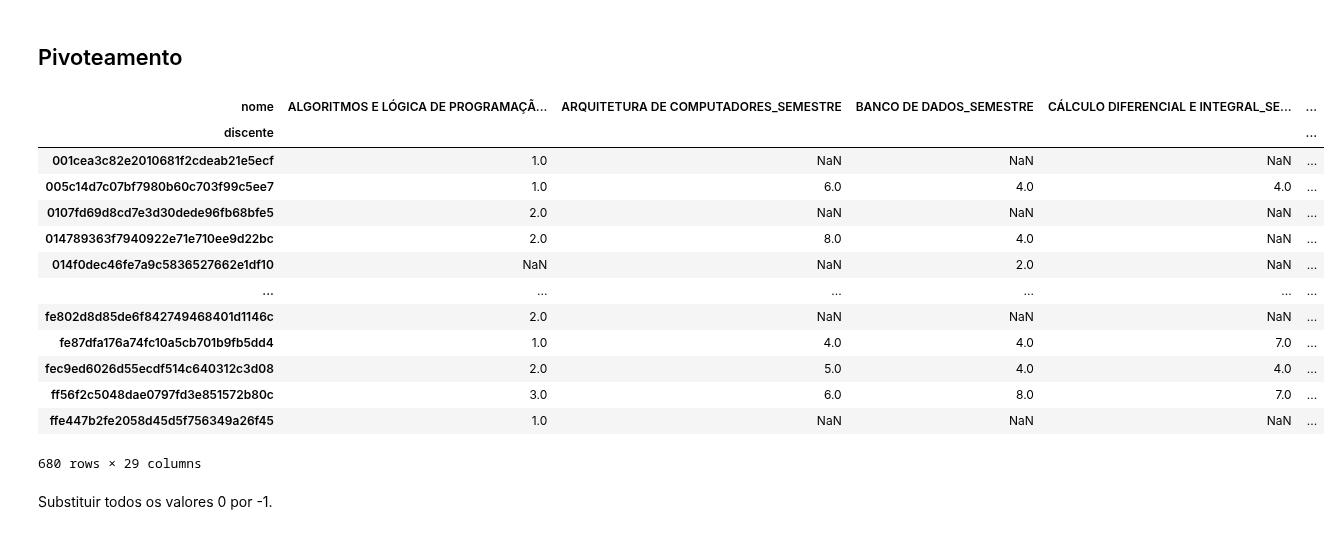
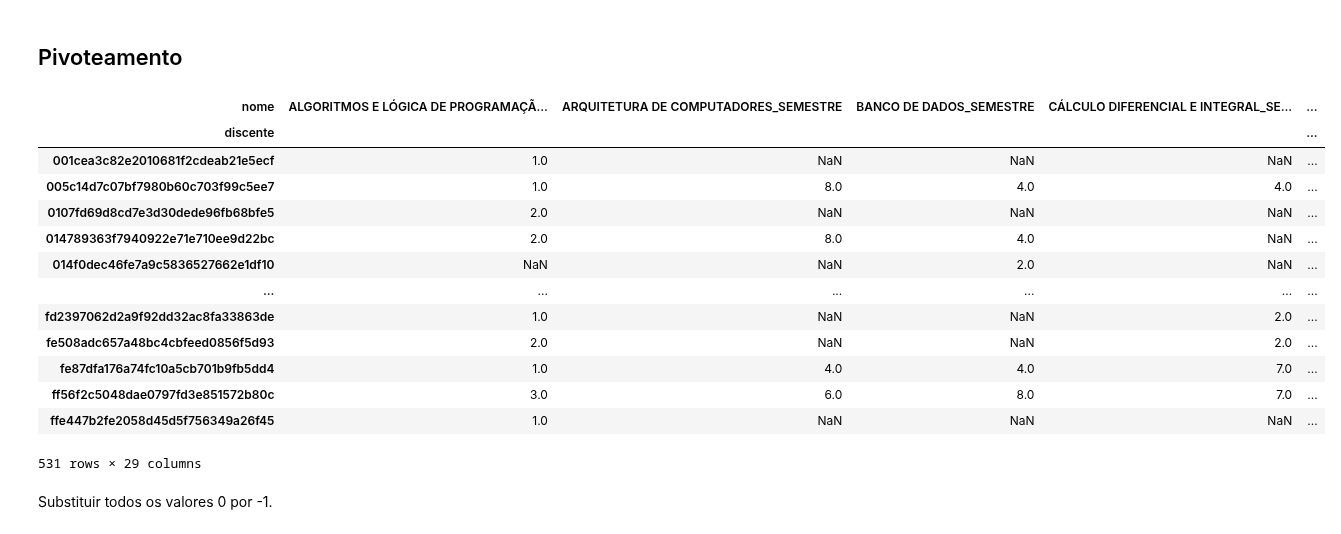
Before and after one commit to wanessabezerra/dataframe-bsi, a Jupyter notebook: dataframe-bsi/dados-extraidos.ipynb, the cells around one changed output. Saved outputs shown, nothing was run; the diff lists cells and outputs as text; code cells hidden in the pictures.

Commit message:
:construction: Alteração no dataframe #8

```diff
--- a/dataframe-bsi/dados-extraidos.ipynb
+++ b/dataframe-bsi/dados-extraidos.ipynb
@@ -282,5 +280,5 @@ Alterando o conteúdo da coluna *status*.
 # %%
 df_dados_filtrado['status'] = df_dados_filtrado['status'].replace({
     'CANCELADO': -1,
-    'ATIVO': 0, 'ATIVO - FORMANDO': 0,
+    'ATIVO': 0, 'ATIVO - FORMANDO': 0, 'TRANCADO': 0,
     'FORMADO': 1,'CONCLUÍDO': 1})
@@ -286,0 +294,3 @@ df_dados_filtrado['status'] = df_dados_filtrado['status'].replace({
+# %%
+df_dados_filtrado = df_dados_filtrado[df_dados_filtrado['status'] != 0]
+df_dados_filtrado
@@ -379,7 +409,6 @@ Substituir valores específicos na coluna *ano*
 # %%
-# Substituir valores usando condições booleanas
-df_dados_filtrado.loc[df_dados_filtrado['ano'] == 20205, 'ano'] = 20201
-df_dados_filtrado.loc[df_dados_filtrado['ano'] == 20206, 'ano'] = 20202
+df_dados_filtrado.loc[df_dados_filtrado['ano'] == 20205, 'ano'] = 20203
+df_dados_filtrado.loc[df_dados_filtrado['ano'] == 20206, 'ano'] = 20204
 # %% [markdown]
 Corrigir os valores das colunas *ano_ingresso* e *ano*.
 # %%
@@ -641,25 +645,26 @@ df_pivot_mf_2 = df_pivot_mf_2.add_suffix('_MEDIA_FINAL_2.0')
 # %%
 # Criação da tabela pivô com o último valor de semestre
 df_pivot_sem = filtrando_unidade.pivot_table(index='discente',
                                                    columns='nome',
                                                    values='semestre',
                                                    aggfunc=lambda x: x.iloc[-1] if len(x) > 0 else np.nan)
 df_pivot_sem = df_pivot_sem.add_suffix('_SEMESTRE')
+df_pivot_sem
 # %% [output]
 | nome | ALGORITMOS E LÓGICA DE PROGRAMAÇÃ... | ARQUITETURA DE COMPUTADORES_SEMESTRE | BANCO DE DADOS_SEMESTRE | CÁLCULO DIFERENCIAL E INTEGRAL_SE... | ... |
 | discente |  |  |  |  | ... |
 | 001cea3c82e2010681f2cdeab21e5ecf | 1.0 | NaN | NaN | NaN | ... |
-| 005c14d7c07bf7980b60c703f99c5ee7 | 1.0 | 6.0 | 4.0 | 4.0 | ... |
+| 005c14d7c07bf7980b60c703f99c5ee7 | 1.0 | 8.0 | 4.0 | 4.0 | ... |
 | 0107fd69d8cd7e3d30dede96fb68bfe5 | 2.0 | NaN | NaN | NaN | ... |
 | 014789363f7940922e71e710ee9d22bc | 2.0 | 8.0 | 4.0 | NaN | ... |
 | 014f0dec46fe7a9c5836527662e1df10 | NaN | NaN | 2.0 | NaN | ... |
 | ... | ... | ... | ... | ... | ... |
-| fe802d8d85de6f842749468401d1146c | 2.0 | NaN | NaN | NaN | ... |
+| fd2397062d2a9f92dd32ac8fa33863de | 1.0 | NaN | NaN | 2.0 | ... |
+| fe508adc657a48bc4cbfeed0856f5d93 | 2.0 | NaN | NaN | 2.0 | ... |
 | fe87dfa176a74fc10a5cb701b9fb5dd4 | 1.0 | 4.0 | 4.0 | 7.0 | ... |
-| fec9ed6026d55ecdf514c640312c3d08 | 2.0 | 5.0 | 4.0 | 4.0 | ... |
 | ff56f2c5048dae0797fd3e851572b80c | 3.0 | 6.0 | 8.0 | 7.0 | ... |
 | ffe447b2fe2058d45d5f756349a26f45 | 1.0 | NaN | NaN | NaN | ... |
-680 rows × 29 columns
+531 rows × 29 columns
 # %%
 df_merged_1 = pd.merge(df_pivot_f, df_pivot_nota, on='discente')
 df_merged_2 = pd.merge(df_merged_1, df_pivot_mf, on='discente')
```
Also changed, not shown: parts of 15 cells of this notebook.
